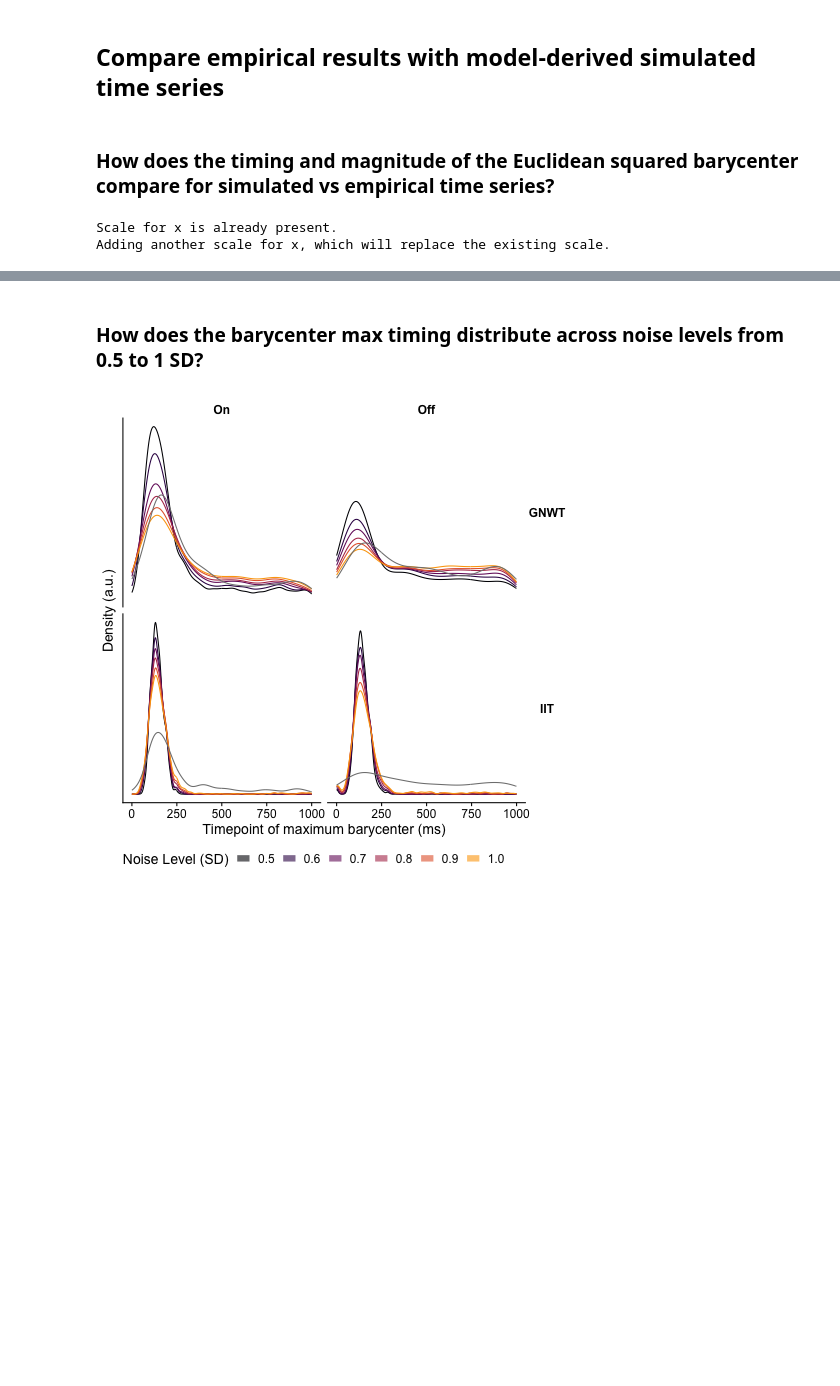
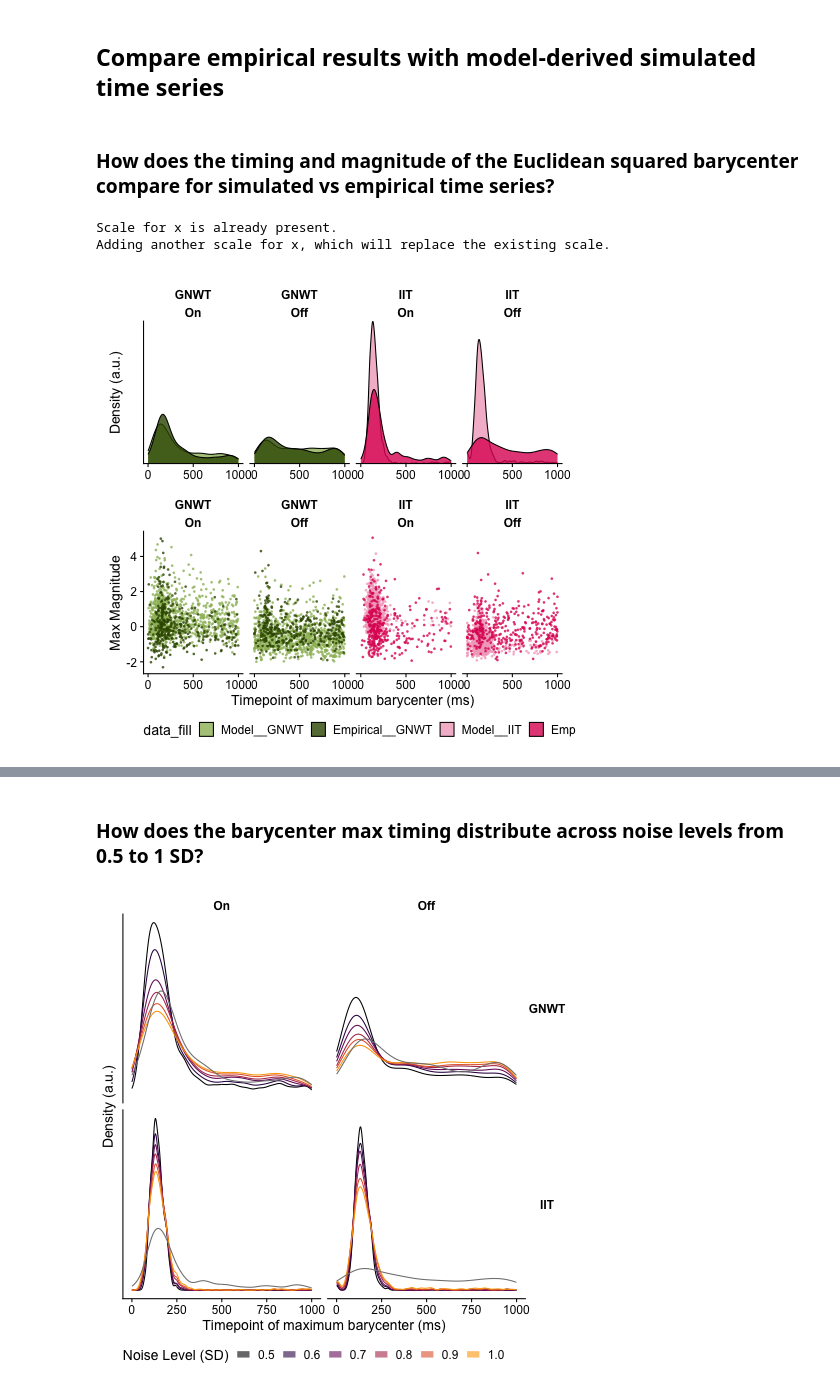
Before and after one commit to anniegbryant/MEG_functional_connectivity, a Jupyter notebook: data_visualization/barycenter_empirical_analysis.ipynb, the cells around one changed output, grey strips where cells are left out. Saved outputs shown, nothing was run; the diff lists cells and outputs as text; code cells hidden in the pictures; blank space fills up the shorter version.

```diff
--- a/data_visualization/barycenter_empirical_analysis.ipynb
+++ b/data_visualization/barycenter_empirical_analysis.ipynb
@@ -484,10 +535,23 @@ Adding another scale for x, which will replace the existing scale.
 # %%
 # Read in model data
 N_sims = 1000
-model_data_for_comparison = pd.read_csv(f'../modeling/All_simulated_Euclidean_barycenter_squared_max_results_{N_sims}_sims.csv').assign(Data_Type = "Model")
+model_data_for_comparison = pd.read_csv(f'../modeling/All_simulated_Euclidean_barycenter_squared_max_results_{N_sims}_sims.csv')
+
+# Separate out into raw and abs
+model_data_for_comparison_raw = model_data_for_comparison[model_data_for_comparison['Data_Type'] == 'Raw'].assign(Data_Type = "Model")
+model_data_for_comparison_abs = model_data_for_comparison[model_data_for_comparison['Data_Type'] == 'Abs'].assign(Data_Type = "Model")
 
 # Wrangle empirical data
-empirical_data_for_comparison = (all_time_resolved_barycenter_res
+empirical_raw_data_for_comparison = (all_raw_time_resolved_barycenter_res
+    .query("Presentation in ['Onset', 'Offset'] & Barycenter_Type == 'Squared' & Barycenter_Method == 'euclidean' & Relevance == 'Relevant non-target' & Region in ['CS_PFC', 'CS_VIS']")
+    .rename(columns={"Max": "Max_Value", "Presentation": "Stim"})
+    .assign(Stim = lambda x: x.Stim.str.replace("set", ""),
+            Model = lambda x: np.where(x.Region == "CS_PFC", "GNWT", "IIT")
+            )
+    [['Max_Time', 'Model', 'Stim', 'Max_Value']]
+    .assign(Data_Type = "Empirical")
+)
+empirical_abs_data_for_comparison = (all_abs_time_resolved_barycenter_res
     .query("Presentation in ['Onset', 'Offset'] & Barycenter_Type == 'Squared' & Barycenter_Method == 'euclidean' & Relevance == 'Relevant non-target' & Region in ['CS_PFC', 'CS_VIS']")
     .rename(columns={"Max": "Max_Value", "Presentation": "Stim"})
     .assign(Stim = lambda x: x.Stim.str.replace("set", ""),
@@ -498,13 +562,14 @@ empirical_data_for_comparison = (all_time_resolved_barycenter_res
 )
 
 # Concatenate model and empirical data
-all_data_for_comparison = pd.concat([model_data_for_comparison, empirical_data_for_comparison])
+all_raw_data_for_comparison = pd.concat([model_data_for_comparison_raw, empirical_raw_data_for_comparison])
+all_abs_data_for_comparison = pd.concat([model_data_for_comparison_abs, empirical_abs_data_for_comparison])
 # %% [markdown]
 ### How does the timing and magnitude of the Euclidean squared barycenter compare for simulated vs empirical time series?
 # %%
-%%R -i all_data_for_comparison
+%%R -i all_raw_data_for_comparison
 
-bary_max_density_plot <- all_data_for_comparison %>%
+bary_max_density_plot <- all_raw_data_for_comparison %>%
     filter(Data_Type=="Empirical" | Noise==1) %>%
     mutate(Stim = factor(Stim, levels=c("On", "Off")),
            data_fill = glue("{Data_Type}__{Model}")) %>%
@@ -527,32 +592,33 @@ bary_max_density_plot <- all_data_for_comparison %>%
             strip.text.x = element_text(face='bold'),
             strip.text.y = element_text(angle=0, face='bold'))
 
-bary_max_scatter_plot <- all_data_for_comparison %>%
+bary_max_scatter_plot <- all_raw_data_for_comparison %>%
     filter(Data_Type=="Empirical" | Noise==1) %>%
     mutate(Stim = factor(Stim, levels=c("On", "Off")),
            data_fill = glue("{Data_Type}__{Model}")) %>%
     mutate(data_fill = factor(data_fill, levels=rev(c("Empirical__IIT", "Model__IIT",
                                                       "Empirical__GNWT", "Model__GNWT")))) %>%
     group_by(data_fill) %>%
     mutate(Max_Value_Z = (Max_Value - mean(Max_Value)) / sd(Max_Value)) %>%
     ggplot(data=., mapping=aes(x=Max_Time, y=Max_Value_Z, color=data_fill)) +
     geom_point(stroke=0, alpha=0.8, size=1.25) +
     facet_wrap(Model ~ Stim, scales="free_x", nrow=1) +
     scale_color_manual(values=c("Empirical__IIT" = "#df2563", "Model__IIT" = "#f3abc3",
                                "Empirical__GNWT" = "#365400", "Model__GNWT" = "#9cba66"))  +
     ylab("Max Magnitude") +
     xlab("Timepoint of maximum barycenter (ms)")  +
     theme(legend.position="none",
           strip.background = element_blank(),
             strip.text.x = element_text(face='bold'),
             strip.text.y = element_text(angle=0, face='bold'))
 
 wrap_plots(list(bary_max_density_plot, bary_max_scatter_plot), ncol=1) +
       plot_layout(axis_titles = "collect", guides = "collect") &
       theme(legend.position="bottom") &
       scale_x_continuous(breaks=c(0, 500, 1000), limits=c(0, 1000))
 
-ggsave("../plots/modeling/Model_vs_empirical_barycenter_max_timing.svg", width=8, height=5, units='in', dpi=300)
+# ggsave("../plots/modeling/Model_vs_empirical_barycenter_max_timing.svg", width=8, height=5, units='in', dpi=300)
 # %% [output]
 Scale for x is already present.
 Adding another scale for x, which will replace the existing scale.
+[figure, added]
```
Also changed, not shown: parts of 7 cells of this notebook, 25 other files.
